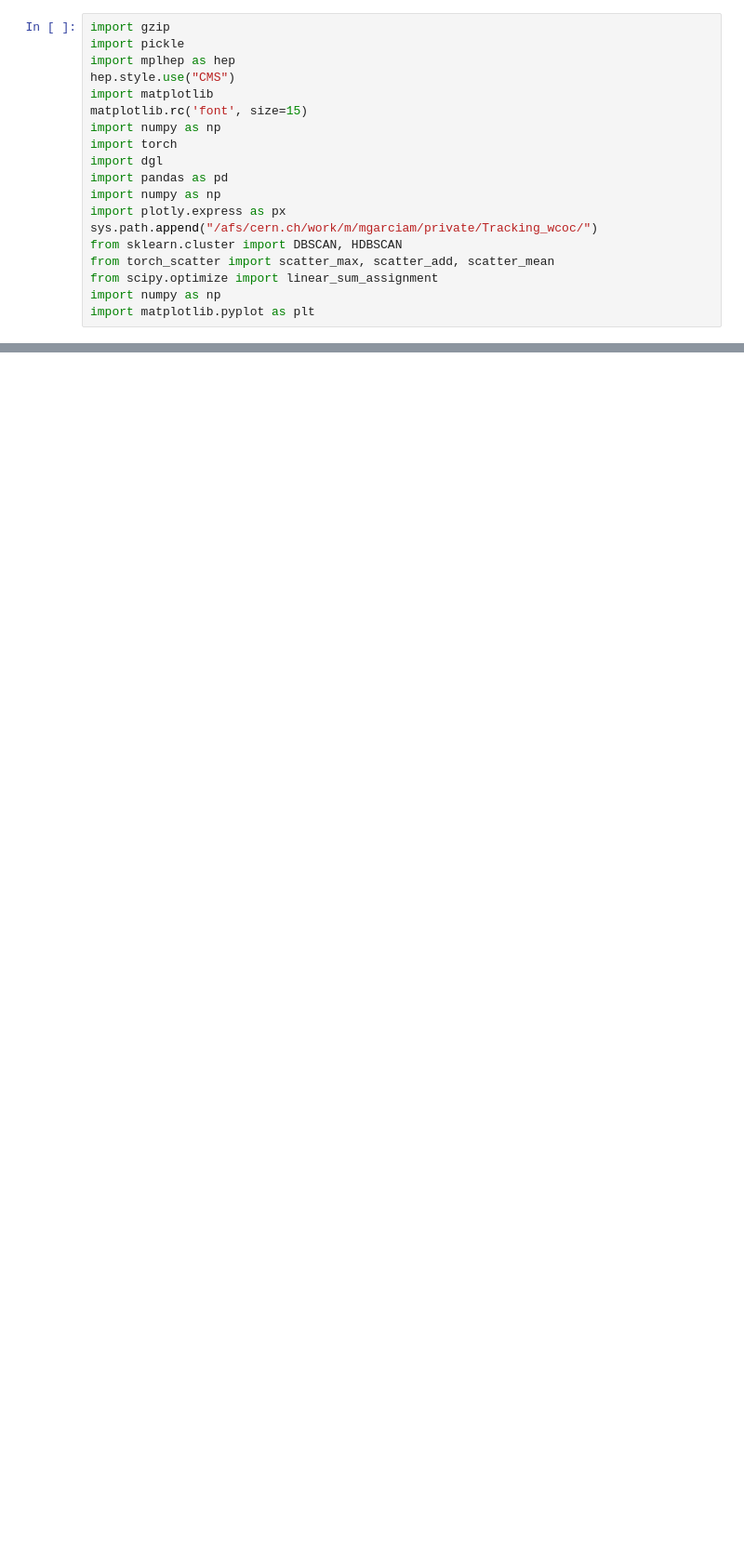
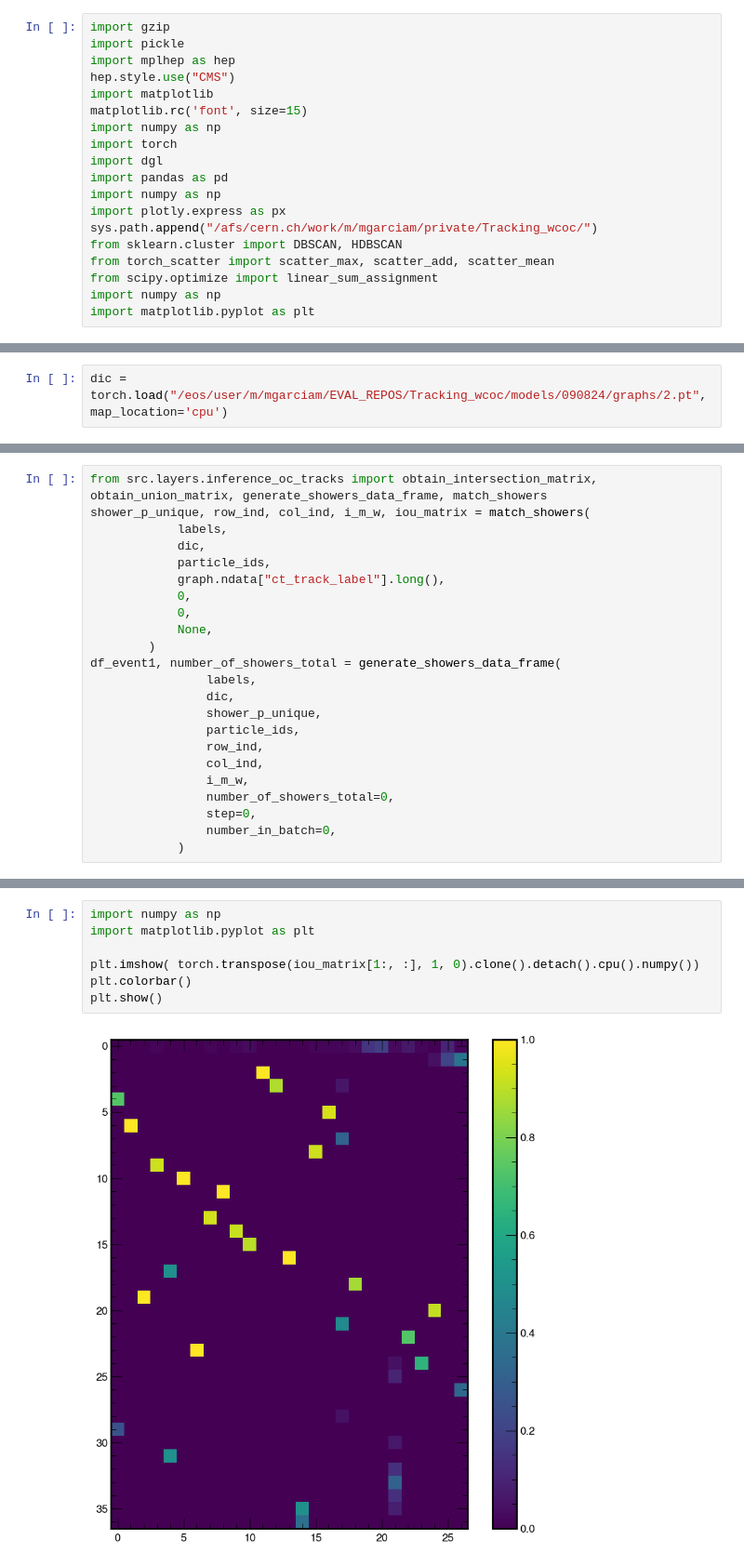
Before and after one commit to doloresgarcia/Tracking_DC, a Jupyter notebook: notebook/3_inference_examples.ipynb, the cells around one changed output, grey strips where cells are left out. Shown at 93% size. Drawn from its saved outputs; the diff is of its cells as text; blank space fills up the shorter version.

```diff
--- a/notebook/3_inference_examples.ipynb
+++ b/notebook/3_inference_examples.ipynb
@@ -610,0 +20,2 @@ def store_image(label=False, cluster = False, pandora = False):
+# %%
+dic = torch.load("/eos/user/m/mgarciam/EVAL_REPOS/Tracking_wcoc/models/090824/graphs/2.pt", map_location='cpu')
@@ -610,0 +73,23 @@ def store_image(label=False, cluster = False, pandora = False):
+# %%
+from src.layers.inference_oc_tracks import obtain_intersection_matrix, obtain_union_matrix, generate_showers_data_frame, match_showers
+shower_p_unique, row_ind, col_ind, i_m_w, iou_matrix = match_showers(
+            labels,
+            dic,
+            particle_ids,
+            graph.ndata["ct_track_label"].long(),
+            0,
+            0,
+            None,
+        )
+df_event1, number_of_showers_total = generate_showers_data_frame(
+                labels,
+                dic,
+                shower_p_unique,
+                particle_ids,
+                row_ind,
+                col_ind,
+                i_m_w,
+                number_of_showers_total=0,
+                step=0,
+                number_in_batch=0,
+            )
@@ -610,0 +185,9 @@ def store_image(label=False, cluster = False, pandora = False):
+# %%
+import numpy as np
+import matplotlib.pyplot as plt
+
+plt.imshow( torch.transpose(iou_matrix[1:, :], 1, 0).clone().detach().cpu().numpy())
+plt.colorbar()
+plt.show()
+# %% [output]
+[figure, added]
```
Also changed, not shown: parts of 69 cells of this notebook, 8 other files.
